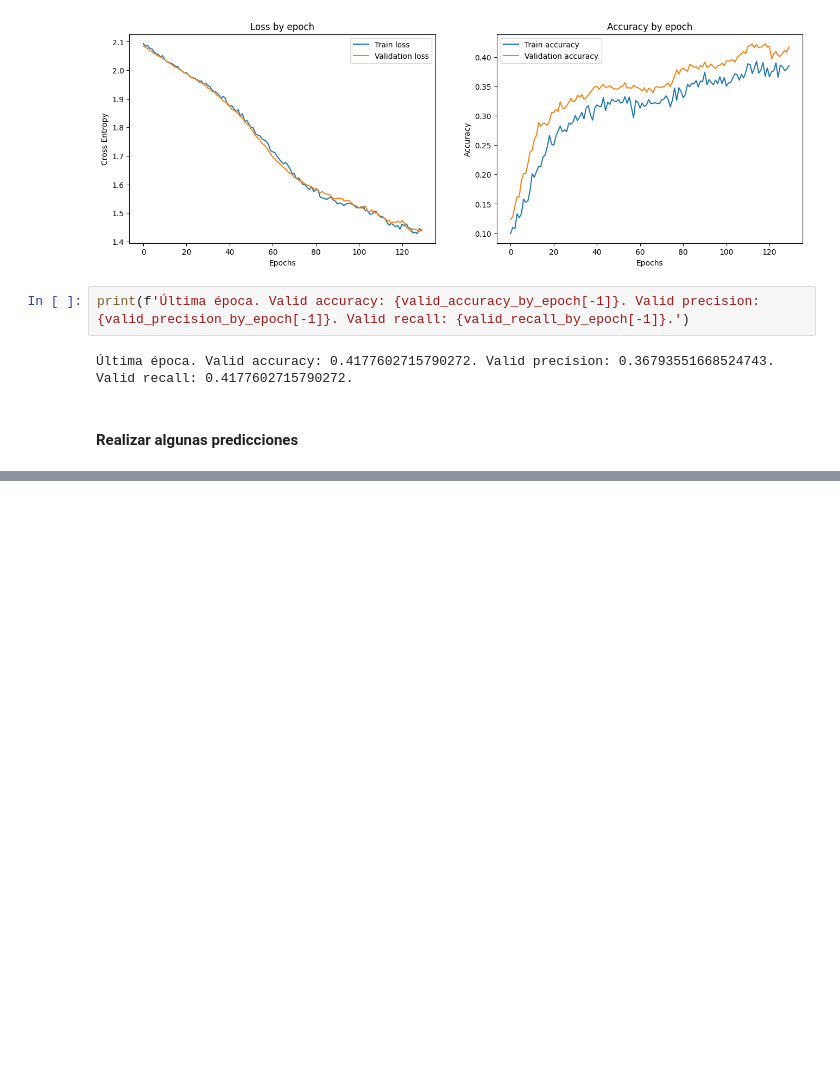
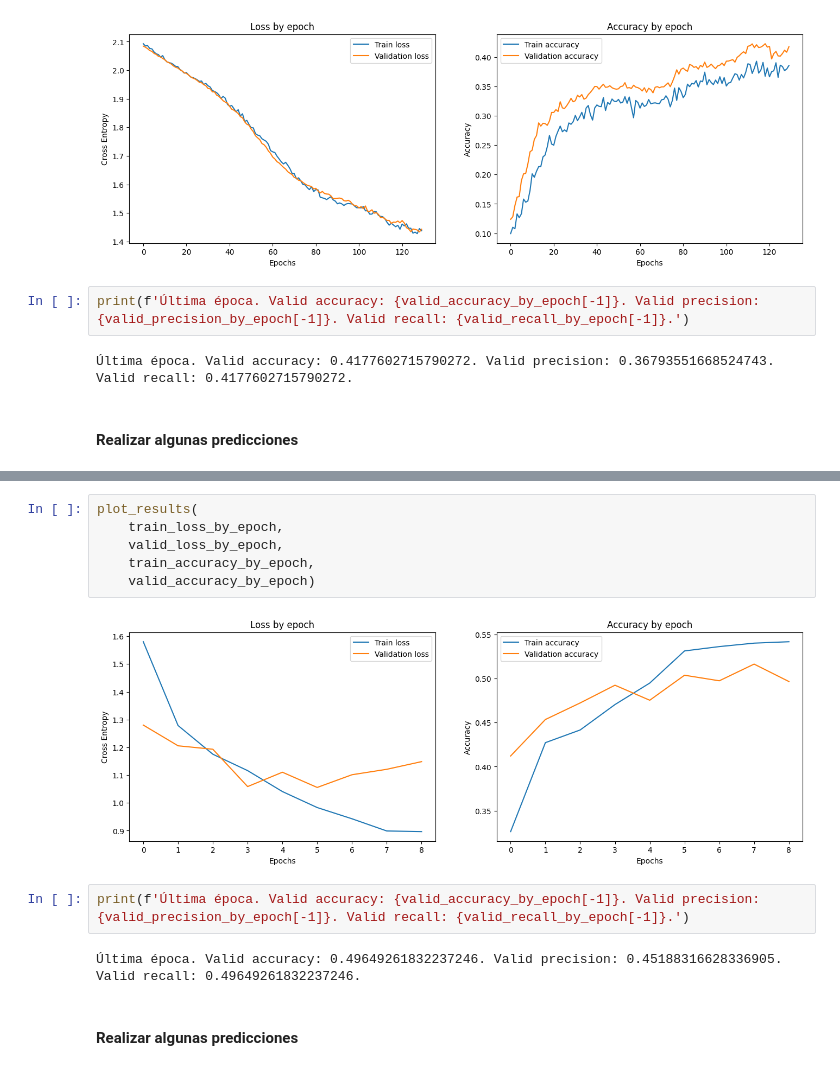
Before and after one commit to EnzoA/Ocular_Disease_Classification, a Jupyter notebook: ResNet_Ocular_Disease_Classification.ipynb, the cells around one changed output, grey strips where cells are left out. Drawn from its saved outputs; the diff is of its cells as text; blank space fills up the shorter version.

```diff
--- a/ResNet_Ocular_Disease_Classification.ipynb
+++ b/ResNet_Ocular_Disease_Classification.ipynb
@@ -1267,0 +1421,14 @@ El valor obtenido por el modelo es "Diabetes"
+# %%
+plot_results(
+    train_loss_by_epoch,
+    valid_loss_by_epoch,
+    train_accuracy_by_epoch,
+    valid_accuracy_by_epoch)
+# %% [output]
+[figure, added]
+# %%
+print(f'Última época. Valid accuracy: {valid_accuracy_by_epoch[-1]}. Valid precision: {valid_precision_by_epoch[-1]}. Valid recall: {valid_recall_by_epoch[-1]}.')
+# %% [output]
+Última época. Valid accuracy: 0.49649261832237246. Valid precision: 0.45188316628336905. Valid recall: 0.49649261832237246.
+# %% [markdown]
+#### Realizar algunas predicciones
```
Also changed, not shown: parts of 28 cells of this notebook.
